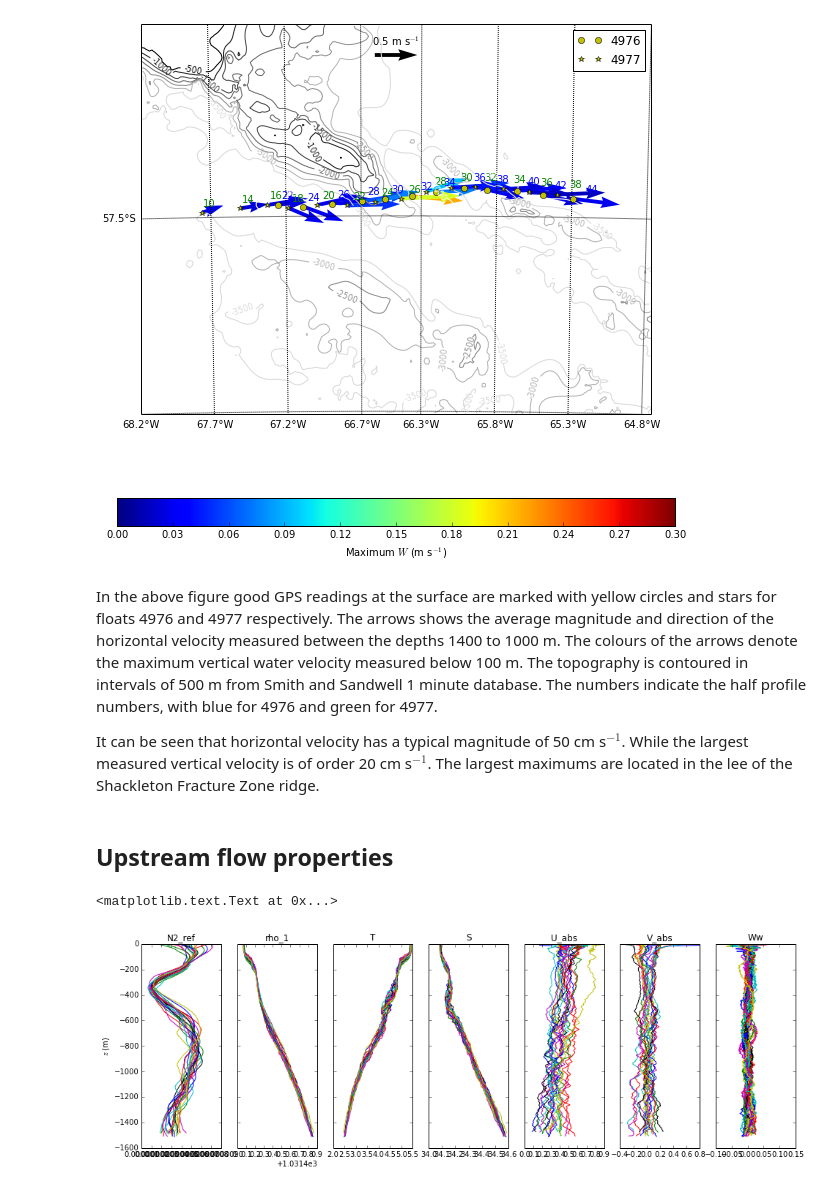
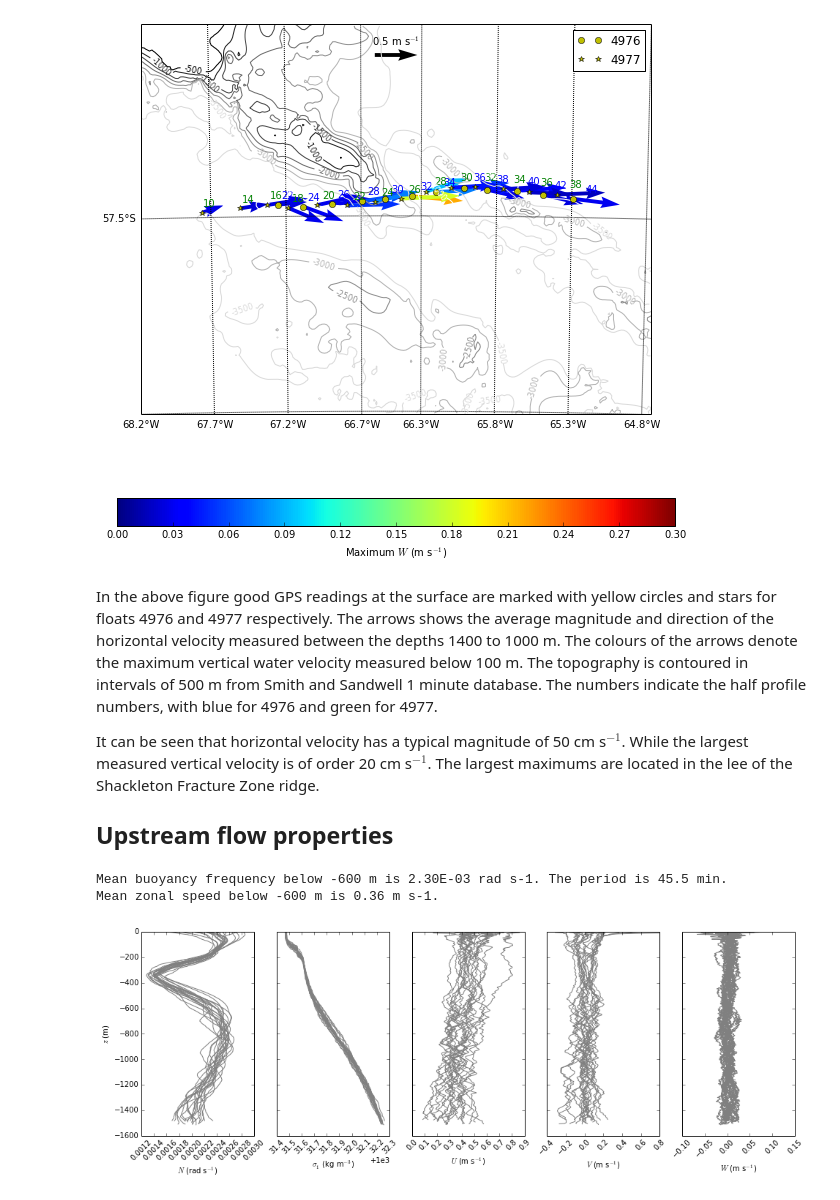
Before and after one commit to jessecusack/DIMES_lee_wave_analysis, a Jupyter notebook: notebooks/large_wave_generation.ipynb, the cells around one changed output. Drawn from its saved outputs; the diff is of its cells as text; code cells hidden in the pictures.

```diff
--- a/notebooks/large_wave_generation.ipynb
+++ b/notebooks/large_wave_generation.ipynb
@@ -224,29 +201,56 @@ cbar.set_label('Maximum $W$ (m s$^{-1}$)')
 In the above figure good GPS readings at the surface are marked with yellow circles and stars for floats 4976 and 4977 respectively. The arrows shows the average magnitude and direction of the horizontal velocity measured between the depths 1400 to 1000 m. The colours of the arrows denote the maximum vertical water velocity measured below 100 m. The topography is contoured in intervals of 500 m from Smith and Sandwell 1 minute database. The numbers indicate the half profile numbers, with blue for 4976 and green for 4977.
 
 It can be seen that horizontal velocity has a typical magnitude of 50 cm s$^{-1}$. While the largest measured vertical velocity is of order 20 cm s$^{-1}$. The largest maximums are located in the lee of the Shackleton Fracture Zone ridge.
+
+Upstream flow properties
+------------------------
-# %% [markdown]
-Upstream flow properties
-------------------------
-# %%
-N = 10
-N0_76 = 15
-N0_77 = 10
-E76_hpids = np.arange(N0_76, N0_76+N)
-E77_hpids = np.arange(N0_77, N0_77+N)
-
-pfls = np.hstack((E76.get_profiles(E76_hpids), E77.get_profiles(E77_hpids)))
-xatrs = ['N2_ref', 'rho_1', 'T', 'S', 'U_abs', 'V_abs', 'Ww']
-yatrs = ['z', 'z', 'z', 'z', 'zef', 'zef', 'z']
-
-fig, axs = plt.subplots(1, len(xatrs), sharey=True)
-fig.set_size_inches(16,5)
-
-for ax, xatr, yatr in zip(axs, xatrs, yatrs):
-    for pfl in pfls:
-        ax.plot(getattr(pfl, xatr), getattr(pfl, yatr))
-        ax.set_title(xatr)
-
-axs[0].set_ylabel('$z$ (m)')
-# %% [output]
-<matplotlib.text.Text at 0x...>
-[figure, removed]
+# %%
+N = 10
+N0_76 = 15
+N0_77 = 10
+E76_hpids = np.arange(N0_76, N0_76+N)
+E77_hpids = np.arange(N0_77, N0_77+N)
+
+pfls = np.hstack((E76.get_profiles(E76_hpids), E77.get_profiles(E77_hpids)))
+
+fig, axs = plt.subplots(1, len(xatrs), sharey=True)
+fig.set_size_inches(16,5)
+
+axs[0].set_ylabel('$z$ (m)')
+
+for pfl in pfls:
+    axs[0].plot(np.sqrt(pfl.N2_ref), pfl.z, color='grey')
+    axs[0].set_xlabel('$N$ (rad s$^{-1}$)')
+    plt.setp(axs[0].xaxis.get_majorticklabels(), rotation=45)
+
+    axs[1].plot(pfl.rho_1, pfl.z, color='grey')
+    axs[1].set_xlabel('$\sigma_1$ (kg m$^{-3}$)')
+    axs[1].ticklabel_format(useOffset=1000.)
+    plt.setp(axs[1].xaxis.get_majorticklabels(), rotation=45)
+
+    axs[2].plot(pfl.U_abs, pfl.zef, color='grey')
+    axs[2].set_xlabel('$U$ (m s$^{-1}$)')
+    plt.setp(axs[2].xaxis.get_majorticklabels(), rotation=45)
+
+    axs[3].plot(pfl.V_abs, pfl.zef, color='grey')
+    axs[3].set_xlabel('$V$ (m s$^{-1}$)')
+    plt.setp(axs[3].xaxis.get_majorticklabels(), rotation=45)
+
+    axs[4].plot(pfl.Ww, pfl.z, color='grey')
+    axs[4].set_xlabel('$W$ (m s$^{-1}$)')
+    plt.setp(axs[4].xaxis.get_majorticklabels(), rotation=45)
+
+# Why is this necessary...? I don't know but it has to be done.
+axs[0].ticklabel_format(useOffset=False)
+
+# The average flow properties below
+z_max = -600.
+N_mean = np.nanmean(np.hstack([np.sqrt(pfl.N2_ref)[pfl.z < z_max] for pfl in pfls]))
+U_mean = np.nanmean(np.hstack([pfl.U_abs[pfl.zef < z_max] for pfl in pfls]))
+
+print("Mean buoyancy frequency below {:1.0f} m is {:.2E} rad s-1. The period is {:1.1f} min.".format(z_max, N_mean, 2*np.pi/(60*N_mean)))
+print("Mean zonal speed below {:1.0f} m is {:1.2f} m s-1.".format(z_max, U_mean))
+# %% [output]
+Mean buoyancy frequency below -600 m is 2.30E-03 rad s-1. The period is 45.5 min.
+Mean zonal speed below -600 m is 0.36 m s-1.
+[figure, added]
```
Also changed, not shown: parts of 12 cells of this notebook.
